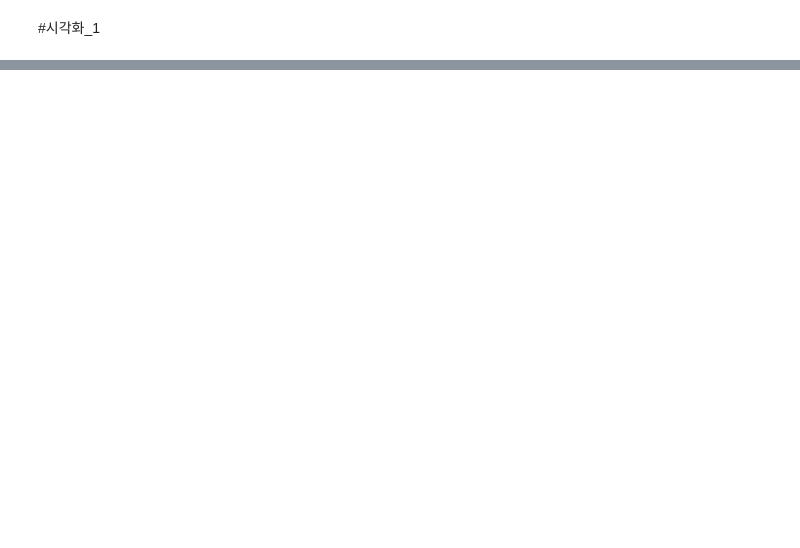
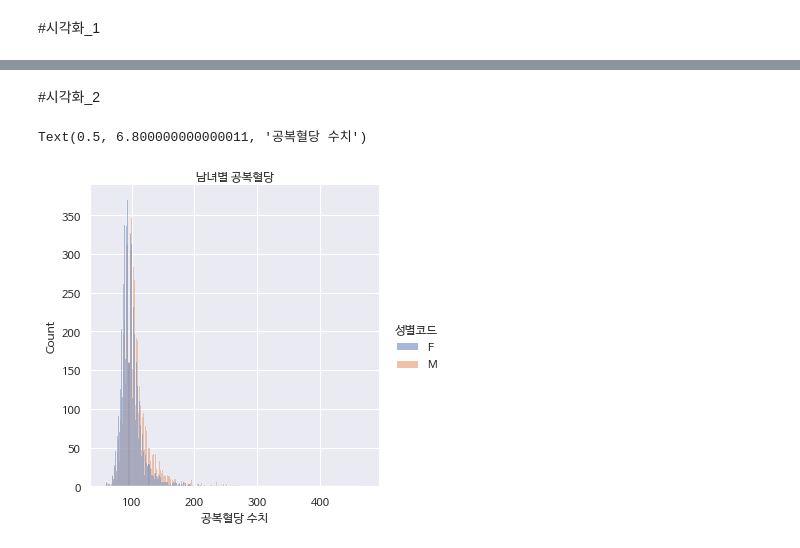
Before and after one commit to aneuni/ITB-2022, a Jupyter notebook: IT와비즈니스혁신_시각화_과제_1914838_안은이.ipynb, the cells around one changed output, grey strips where cells are left out. Cells and saved outputs as stored; diff of their text form; code cells hidden in the pictures; blank space fills up the shorter version.

```diff
--- a/IT와비즈니스혁신_시각화_과제_1914838_안은이.ipynb
+++ b/IT와비즈니스혁신_시각화_과제_1914838_안은이.ipynb
@@ -84,0 +158,9 @@ plt.show()
+# %% [markdown]
+#시각화_2
+# %%
+sns.displot(data=hdata, x="식전혈당(공복혈당)", hue="성별코드", label="sex")
+plt.title("남녀별 공복혈당");
+plt.xlabel("공복혈당 수치")
+# %% [output]
+Text(0.5, 6.800000000000011, '공복혈당 수치')
+[figure, added]
```
Also changed, not shown: parts of 20 cells of this notebook.
